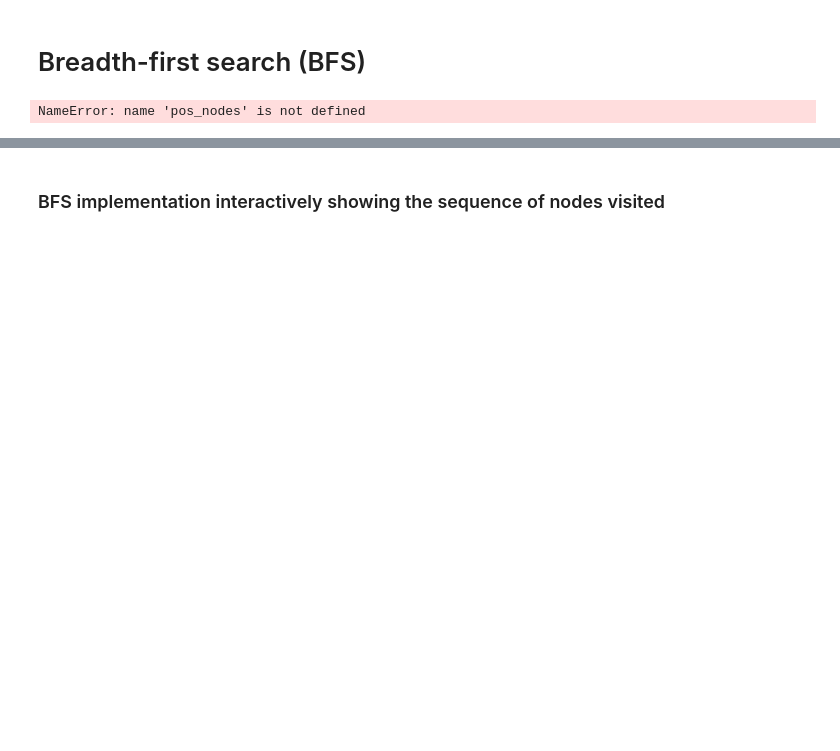
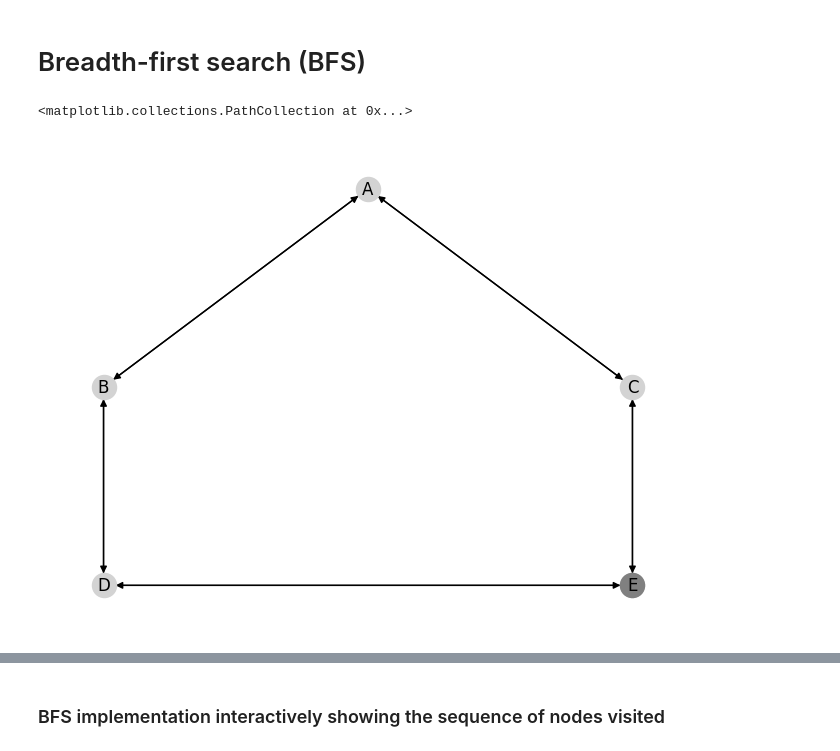
Before and after one commit to jorcisai/SIN, a Jupyter notebook: block1/search/Breadth First Search (BFS)/bfs-interactive.ipynb, the cells around one changed output, grey strips where cells are left out. Cells and saved outputs as stored; diff of their text form; code cells hidden in the pictures; blank space fills up the shorter version.

```diff
--- a/block1/search/Breadth First Search (BFS)/bfs-interactive.ipynb
+++ b/block1/search/Breadth First Search (BFS)/bfs-interactive.ipynb
@@ -3,17 +3,18 @@
 # %%
 import networkx as nx
 # G is a graph represented as an adjancency list.
 # G is a hash table (dictionary) with each node as a key, and value, the list of adjacent nodes
 G={'A':['B','C'],'B':['A','D'],'C':['A','E'],'D':['B','E'],'E':['C','D']}
 source='A'
-Target=['D','E']
+Target=['E']
 nxG=nx.DiGraph(G)
-pos_ss = {'A': (20, 300), 'B': (10, 200), 'C': (30, 200), 'D': (10, 100), 'E': (30, 100)}
-#pos_ss = nx.nx_agraph.pygraphviz_layout(nxG,prog='dot',root=source)
+pos_nodes = {'A': (20, 300), 'B': (10, 200), 'C': (30, 200), 'D': (10, 100), 'E': (30, 100)}
+#pos_nodes = nx.nx_agraph.pygraphviz_layout(nxG,prog='dot',root=source)
 nx.draw(nxG,pos=pos_nodes, with_labels=True, node_color="lightgray")
 nx.draw_networkx_nodes(G,pos=pos_nodes, nodelist=Target, node_color='gray')
 # %% [output]
-NameError: name 'pos_nodes' is not defined
+<matplotlib.collections.PathCollection at 0x...>
+[figure, added]
 # %% [markdown]
 
 ## BFS algorithm
```
Also changed, not shown: parts of 2 cells of this notebook, 2 other files.
